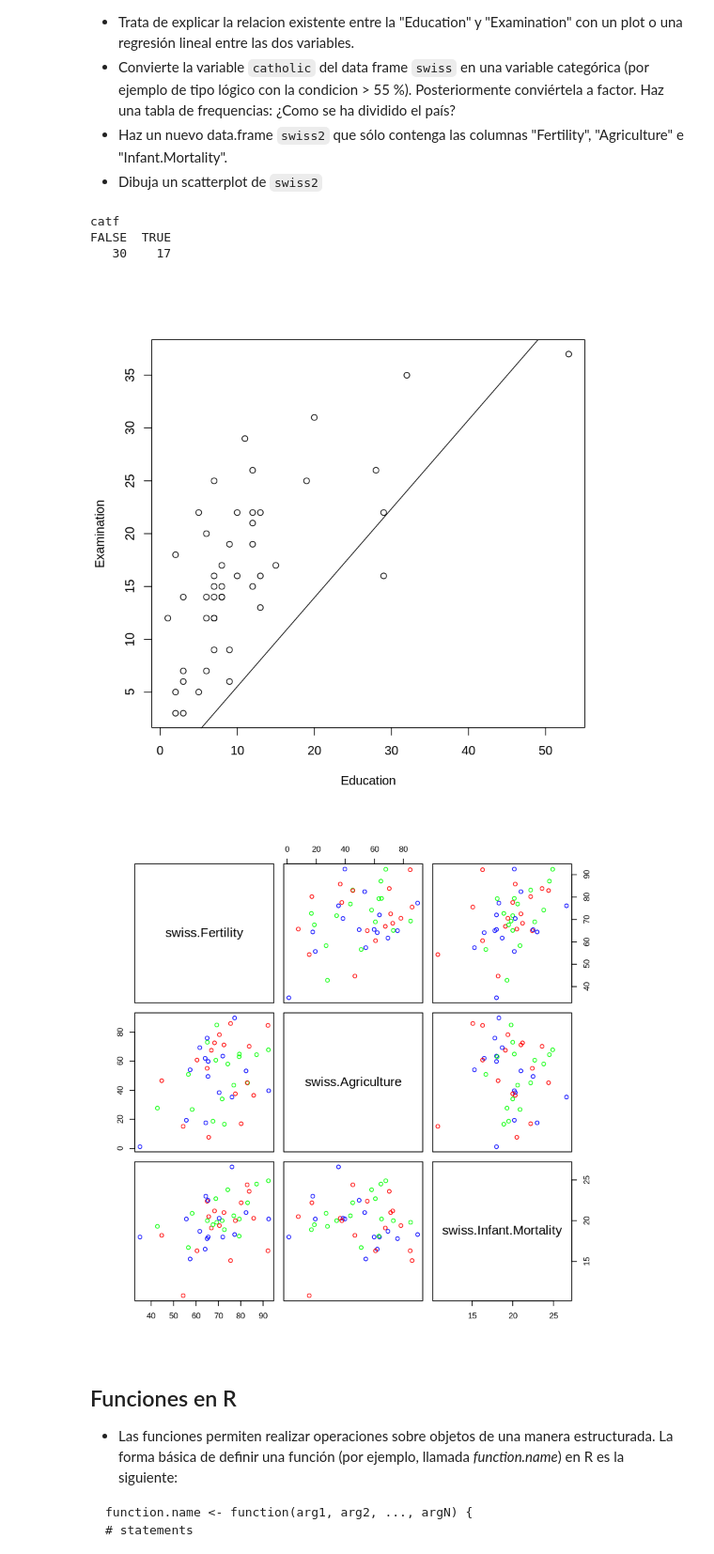
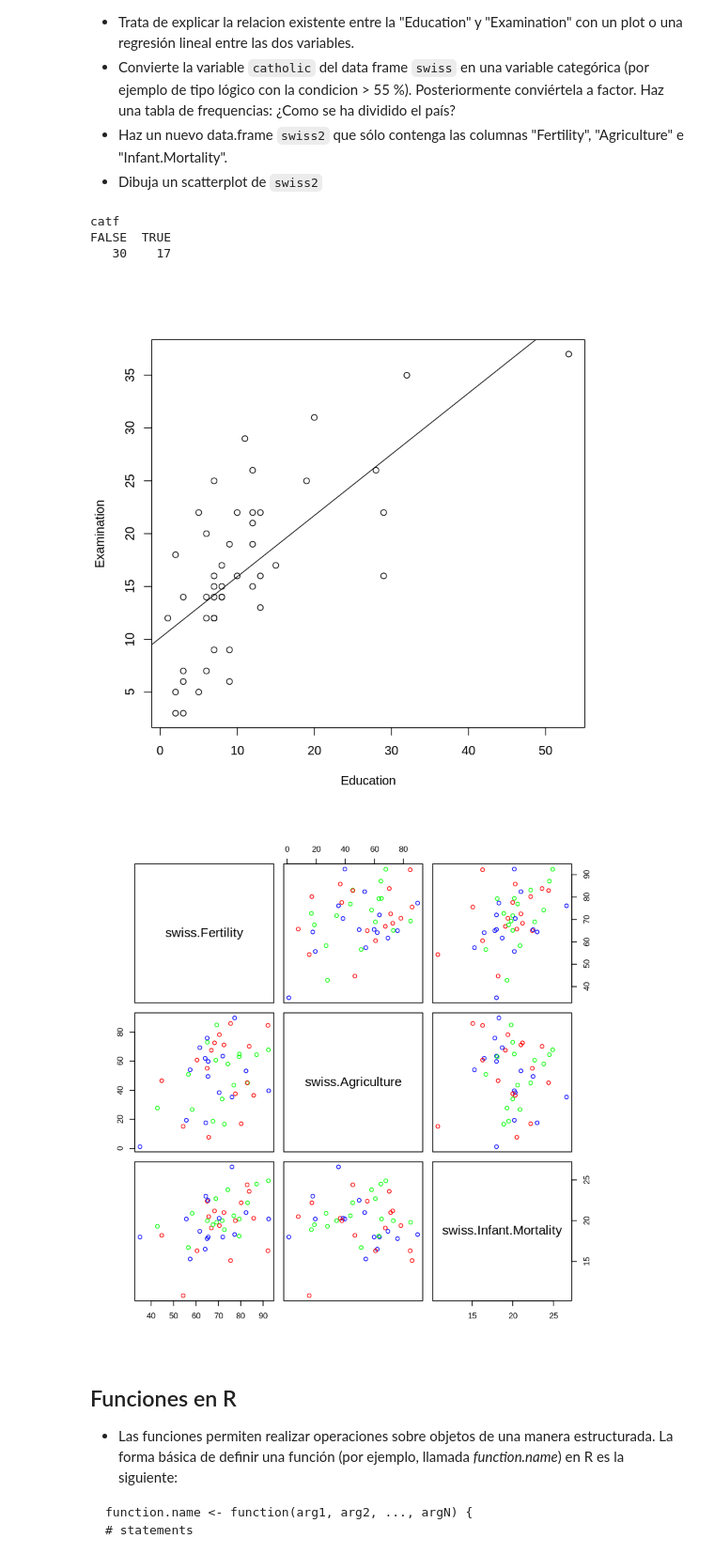
Before and after one commit to MiguiTE/introduccion-R, a Jupyter notebook: R_S1_introduccion.ipynb, the cells around one changed output. Shown: that part at 94% size. Drawn from its saved outputs; the diff is of its cells as text; code cells hidden in the pictures.

```diff
--- a/R_S1_introduccion.ipynb
+++ b/R_S1_introduccion.ipynb
@@ -774,17 +774,17 @@ Utiliza este data frame (`swiss`) para aplicar las diferentes operaciones que he
 * Dibuja un scatterplot de `swiss2`
 # %%
 plot(swiss$Education, swiss$Examination, xlab = "Education", ylab = "Examination")
-abline(lm(Education ~ Examination, data = swiss))
+abline(lm(Examination ~ Education, data = swiss))
 cat = swiss$Catholic > 55
 catf = factor(cat)
 table(catf)
 swiss2 = data.frame(swiss$Fertility, swiss$Agriculture, swiss$Infant.Mortality)
 plot(swiss2, col=c("red", "green", "blue"))
 # %% [output]
 catf
 FALSE  TRUE
    30    17
-[figure, old version]
+[figure, new version]
 [figure]
 # %% [markdown]
 ## Funciones en R
```
